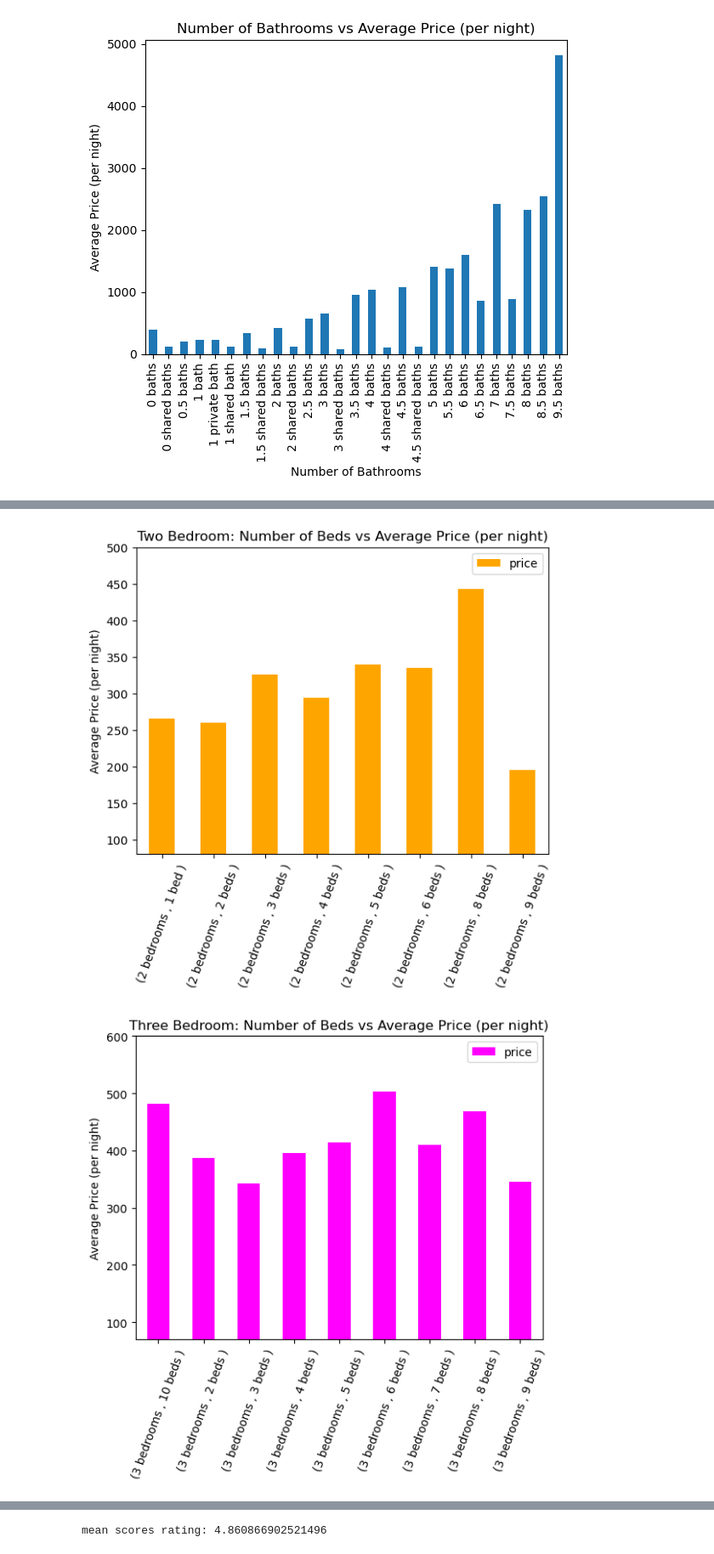
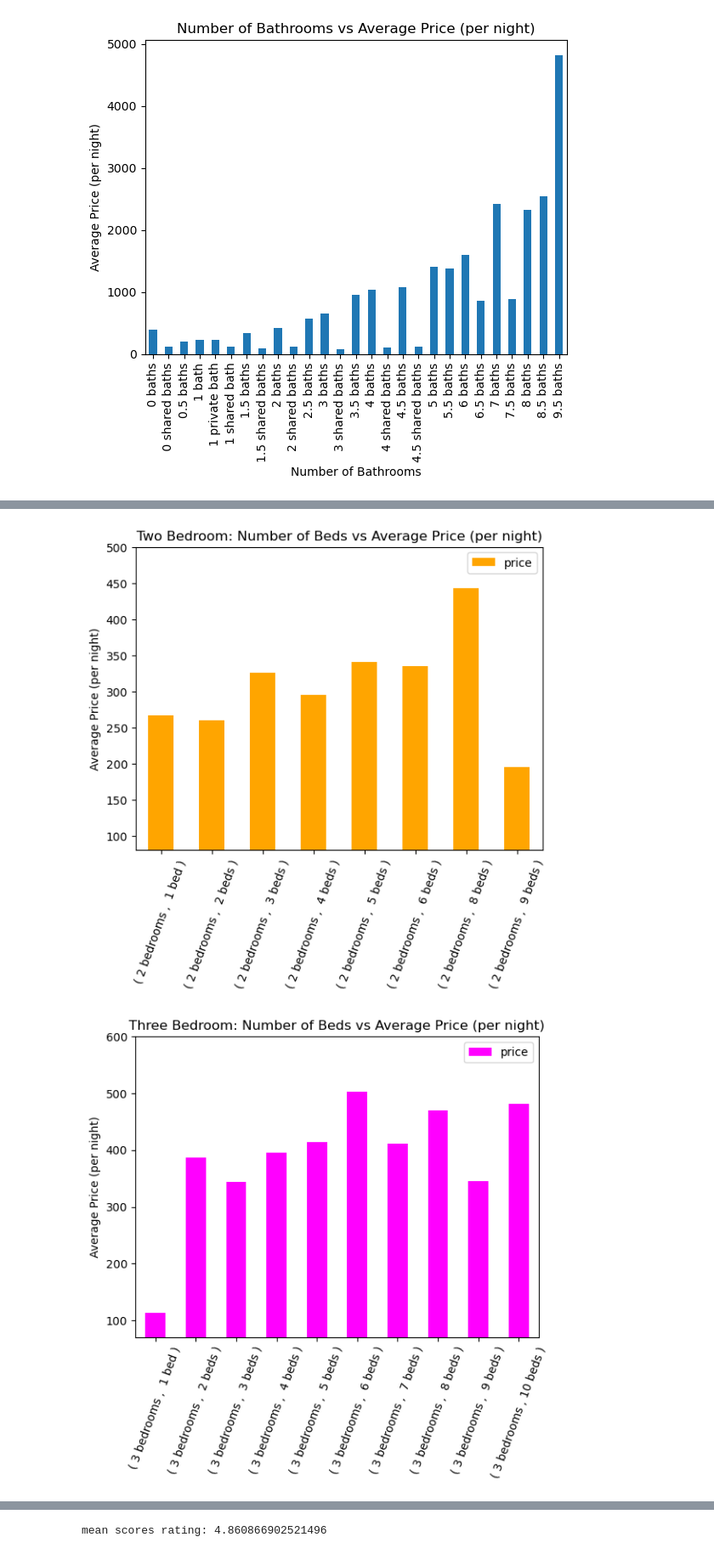
Before and after one commit to twmandel/Data-Project-1, a Jupyter notebook: RI_Analysis.ipynb, the cells around one changed output, grey strips where cells are left out. Shown at 85% size. Cells and saved outputs as stored; diff of their text form; code cells hidden in the pictures.

```diff
--- a/RI_Analysis.ipynb
+++ b/RI_Analysis.ipynb
@@ -180,7 +180,7 @@ plt.show()
 # %%
 # Plot Two Bedroom/Number of Beds vs Average Price
 
-two_bedroom = bedrooms_beds_df.iloc[12:20,:]
+two_bedroom = bedrooms_beds_df.iloc[7:15,:]
 two_bedroom.plot(kind="bar", color="orange")
 plt.xlabel("")
 plt.ylabel("Average Price (per night)")
@@ -189,20 +189,20 @@ plt.xticks(rotation = 70)
 plt.ylim(80, 500)
 plt.show()
 # %% [output]
-[figure, old version]
+[figure, new version]
 # %%
 # Plot Three Bedroom/Number of Beds vs Average Price
 
-three_bedrooms_bed = bedrooms_beds_df.iloc[21:30,:]
+three_bedrooms_bed = bedrooms_beds_df.iloc[15:25,:]
 three_bedrooms_bed.plot(kind="bar", color="magenta")
 plt.xlabel("")
 plt.ylabel("Average Price (per night)")
 plt.title("Three Bedroom: Number of Beds vs Average Price (per night)")
 plt.xticks(rotation = 70)
 plt.ylim(70, 600)
 plt.show()
 # %% [output]
-[figure, old version]
+[figure, new version]
 # %%
 # Grouped Bedrooms/Number of Bathrooms vs Average Price
 
```
Also changed, not shown: parts of 17 cells of this notebook, 1 other file.
